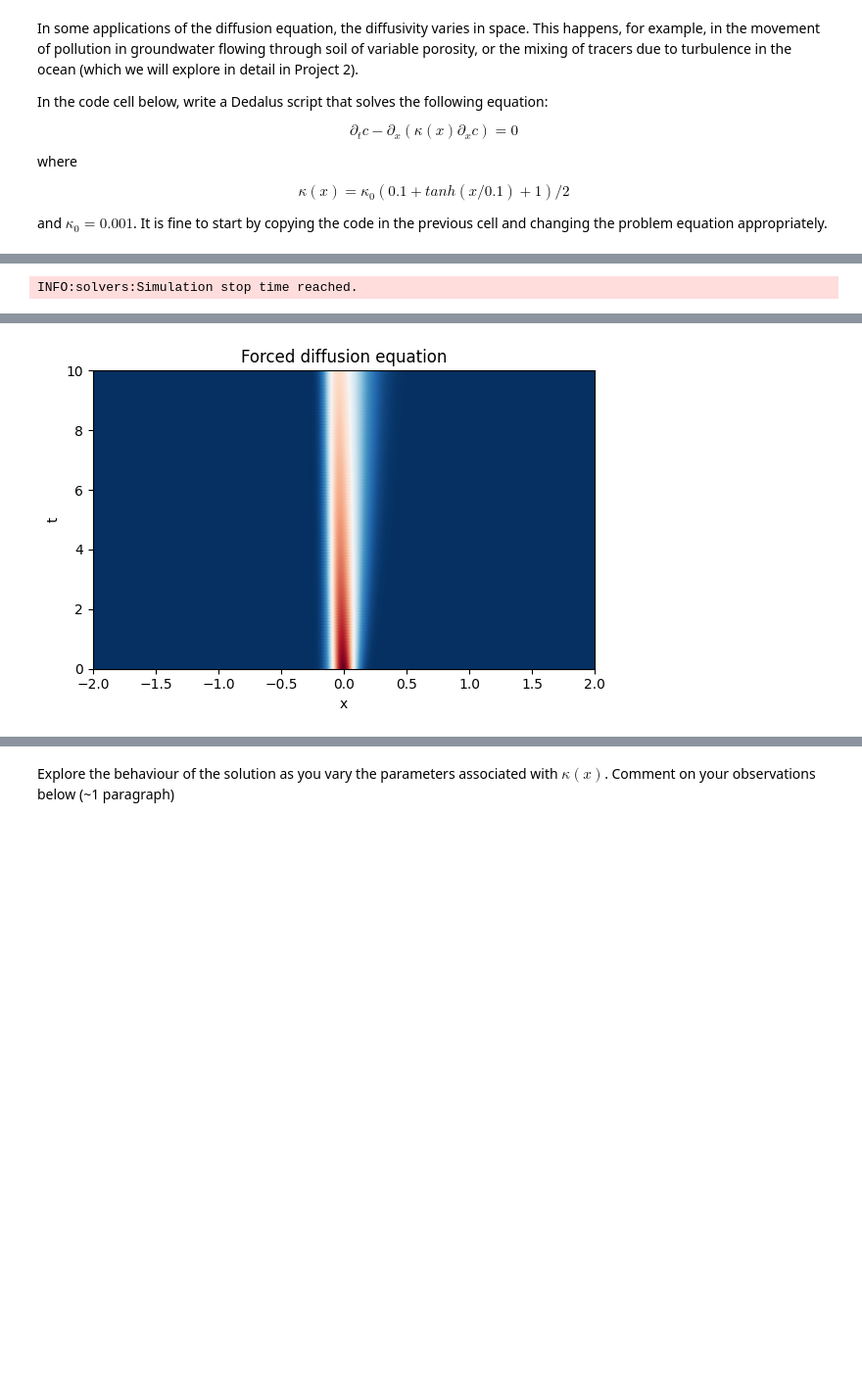
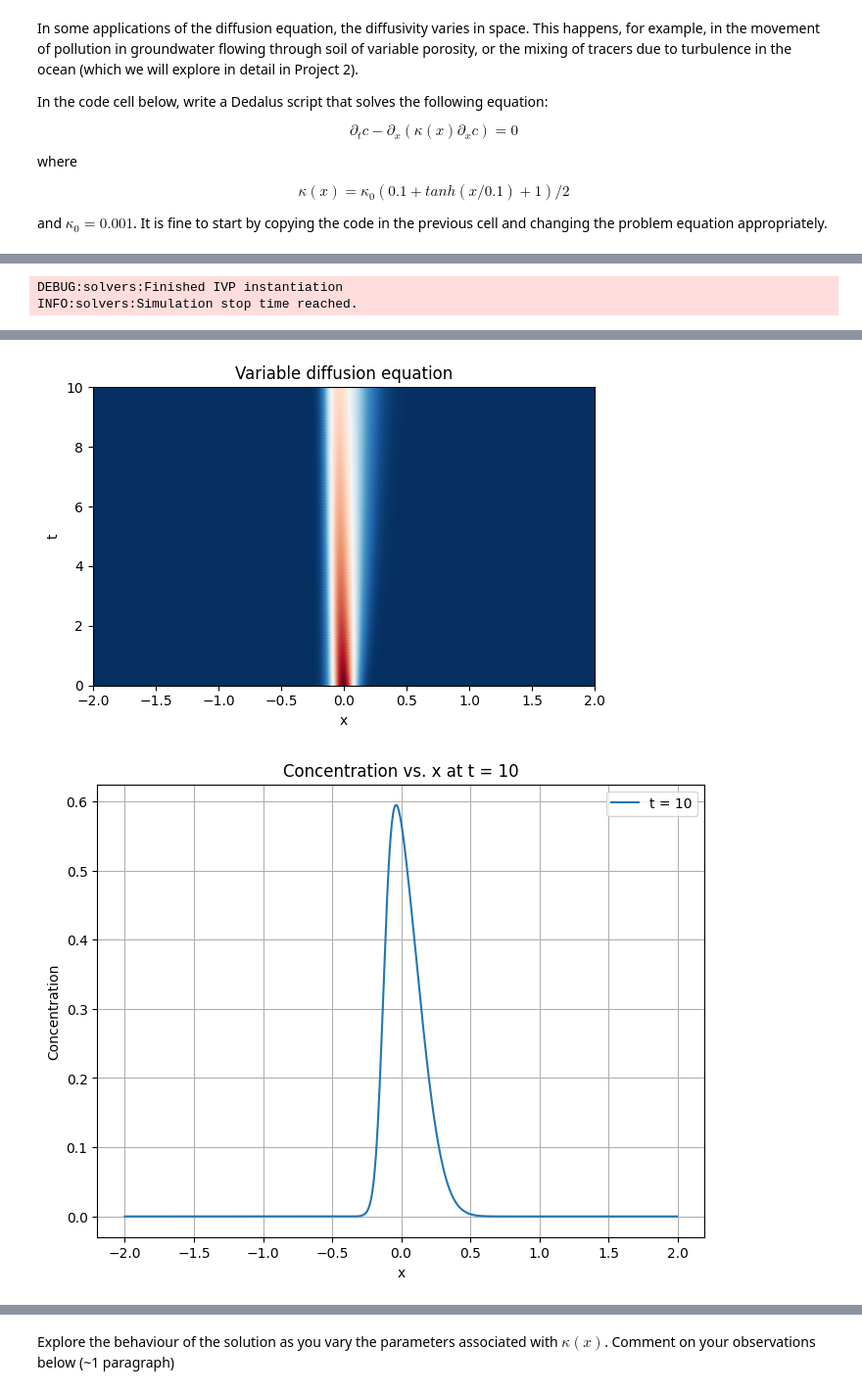
Before and after one commit to ApoorvaAladalli/QCES, a Jupyter notebook: Project1_dedalus.ipynb, the cells around one changed output, grey strips where cells are left out. Shown at 98% size. Drawn from its saved outputs; the diff is of its cells as text; code cells hidden in the pictures; blank space fills up the shorter version.

```diff
--- a/Project1_dedalus.ipynb
+++ b/Project1_dedalus.ipynb
@@ -386,7 +478,6 @@ $$\kappa(x)=\kappa_0(0.1 + tanh(x/0.1)+1)/2$$
 and $\kappa_0=0.001$. It is fine to start by copying the code in the previous cell and changing the problem equation appropriately.
 # %%
 # Write a Dedalus script to solve the diffusion equation with a spatially-variable diffusivity
-# It is fine to copy and paste the scripts above as a starting point.
 # Load the required packages (these were loaded above and are inluded here for completeness)
 import numpy as np
 import matplotlib.pyplot as plt
@@ -400,7 +491,7 @@ logger = logging.getLogger(__name__)
 Nx = 1024 # The number of gridpoints. Note that Fourier transforms are more efficient if this is a power of 2
 Lx = 2; # The domain size in x.  This should be large enough so that the solution goes to zero at the endpoints.
 x_start=-Lx; x_end=Lx # The starting and ending bounds on x
-kappa = 0.001 # set the diffusivity
+kappa_0 = 0.001 # set the diffusivity
 
 # Create an x-coordinate, a corresponding basis, and a distributor
 xcoord = dedalus.Coordinate('x')
@@ -414,6 +505,11 @@ w = 0.1 # Set the width of the initial Gaussian
 c.change_scales(1) # Set values on regular grid
 c['g'] = np.exp(-x**2/w**2)  # Initialize the dependent variable c with a Gaussian function (note ** is the exponentiation operator)
 
+# Define spatially-variable diffusivity
+kappa = dist.Field(bases=x_basis)
+kappa.change_scales(1)
+kappa['g'] = kappa_0 * (0.1 + np.tanh(x / 0.1) + 1) / 2
+
 # Operators
 dx = lambda a: dedalus.Differentiate(a, xcoord) # Define the derivative (d/dx) operator
 
@@ -421,13 +517,9 @@ dx = lambda a: dedalus.Differentiate(a, xcoord) # Define the derivative (d/dx) o
 f_x = dist.Field(bases=x_basis)
 f_x['g'] = np.cos(np.pi * x / Lx)
 
-kappa_0 = 0.001
-kappa_x = dist.Field(bases=x_basis)
-kappa_x['g'] = kappa_0 * (0.1 + np.tanh(x / 0.1) + 1) / 2
-
 # Specify the problem
 problem = dedalus.IVP([c], namespace=locals()) # Initial value problem, including all local variables
-problem.add_equation("dt(c) - dx(kappa_x * dx(c)) = 0"); # Write out the equation to be solved
+problem.add_equation("dt(c) - dx(kappa * dx(c)) = 0"); # Write out the equation to be solved
 
 timestepper = dedalus.CNAB1
 solver = problem.build_solver(timestepper)
@@ -453,6 +545,58 @@ plt.xlim(x_start, x_end)
 plt.ylim(0, solver.stop_sim_time)
 plt.xlabel('x')
 plt.ylabel('t')
-plt.title('Forced diffusion equation')
+plt.title('Variable diffusion equation')
 plt.tight_layout()
+
+# 1. Concentration vs. x at t = 10
+# Find the index corresponding to t = 10
+t_index = np.argmin(np.abs(np.array(t_save) - 10))
+
+# Plot concentration vs. x
+plt.figure(figsize=(8, 6))
+plt.plot(x, c_save[t_index], label='t = 10')
+plt.xlabel('x')
+plt.ylabel('Concentration')
+plt.title('Concentration vs. x at t = 10')
+plt.legend()
+plt.grid(True) # Add a grid for better visualization
+plt.show()
+
+# 2. Concentration vs. t at a specific x
+# Choose an x-coordinate (e.g., x = 0)
+x_coord = 0
+
+# Find the index of the x-coordinate closest to x_coord
+x_index = np.argmin(np.abs(x - x_coord))
+
+# Extract concentration values at the chosen x-coordinate for all times
+concentration_at_x = [c[x_index] for c in c_save]
+
+# Plot concentration vs. time
+plt.figure(figsize=(8, 6))
+plt.plot(t_save, concentration_at_x, label=f'x = {x_coord}')
+plt.xlabel('Time (t)')
+plt.ylabel('Concentration')
+plt.title(f'Concentration vs. Time at x = {x_coord}')
+plt.legend()
+plt.grid(True)
+plt.show()
+
+# Create meshgrid for x and t
+X, T = np.meshgrid(x, t_save)
+
+# Create the 3D plot
+fig = plt.figure(figsize=(10,10))  # Adjust figure size as needed
+ax = fig.add_subplot(111, projection='3d')
+
+# Plot the surface
+ax.plot_surface(X, T, np.array(c_save), cmap='viridis')  # Choose a suitable colormap
+
+# Set labels and title
+ax.set_xlabel('x')
+ax.set_ylabel('t')
+ax.set_zlabel('Concentration (c)')
+ax.set_title('3D Plot of Concentration (x, t, c)')
+
+plt.show()
 # %% [output]
@@ -461 +615,2 @@ INFO:subsystems:Building subproblem matrices 1/1 (~100%) Elapsed: 2s, Remaining:
+DEBUG:solvers:Finished IVP instantiation
 INFO:solvers:Simulation stop time reached.
@@ -463 +618,2 @@ INFO:solvers:Simulation stop time reached.
-[figure, old version]
+[figure, new version]
+[figure, added]
```
Also changed, not shown: parts of 6 cells of this notebook.
